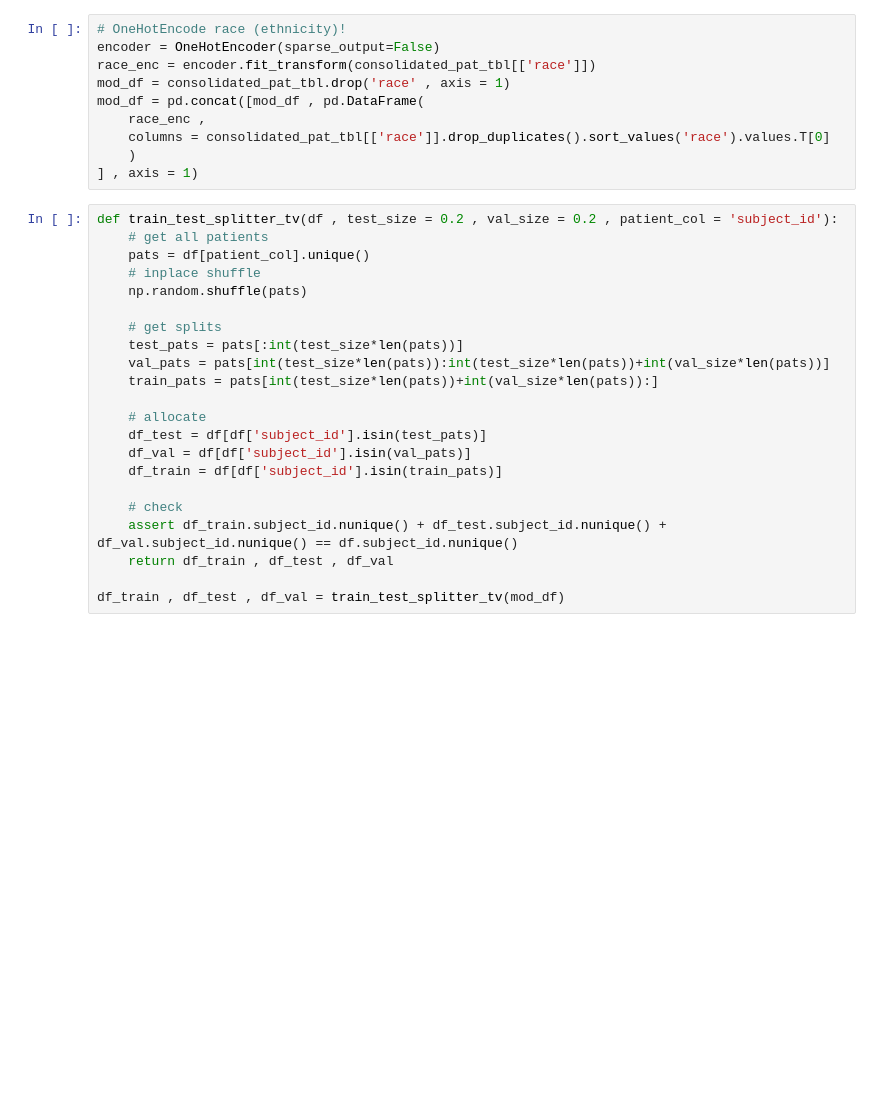
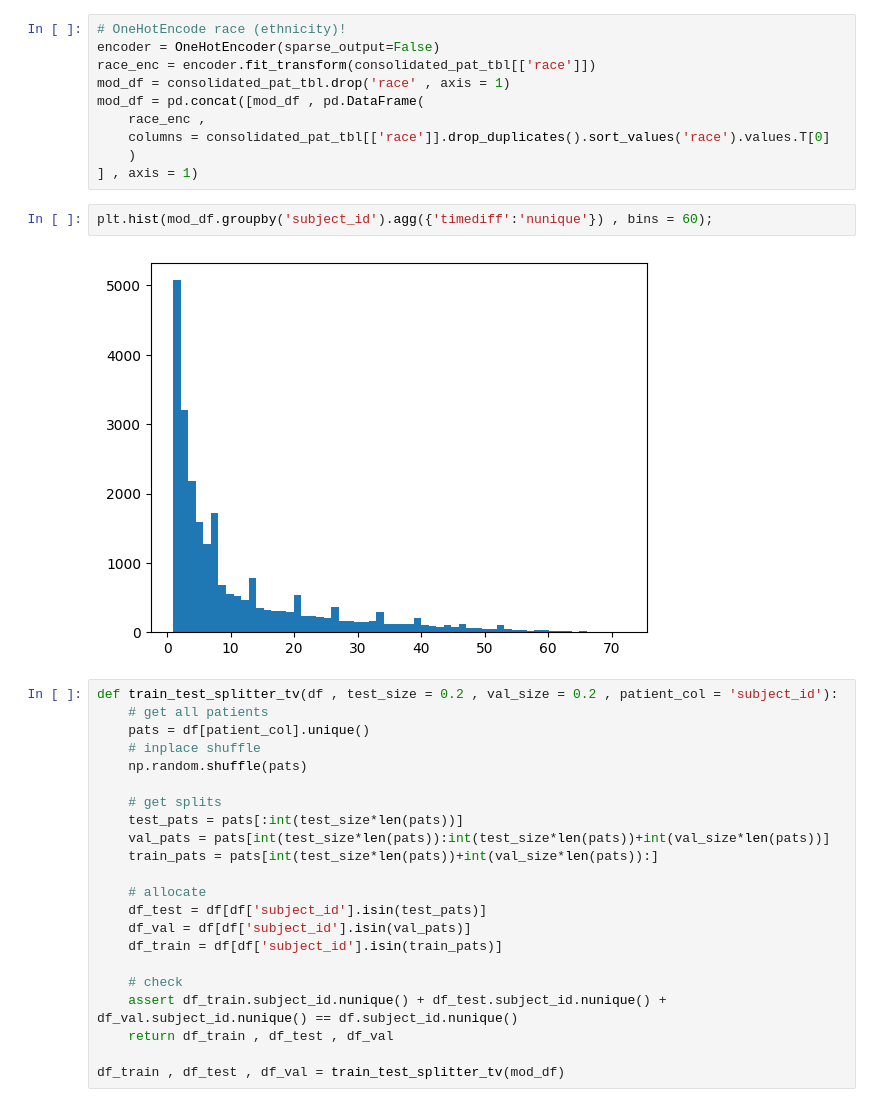
Before and after one commit to sourasen1011/UoE_Research_Project_2023, a Jupyter notebook: 05_preprocessing_emr_data/05_time_variant_format_std.ipynb, the cells around one changed output. Saved outputs shown, nothing was run; the diff lists cells and outputs as text; blank space fills up the shorter version.

```diff
--- a/05_preprocessing_emr_data/05_time_variant_format_std.ipynb
+++ b/05_preprocessing_emr_data/05_time_variant_format_std.ipynb
@@ -23,6 +23,10 @@ mod_df = pd.concat([mod_df , pd.DataFrame(
     columns = consolidated_pat_tbl[['race']].drop_duplicates().sort_values('race').values.T[0]
     )
 ] , axis = 1)
+# %%
+plt.hist(mod_df.groupby('subject_id').agg({'timediff':'nunique'}) , bins = 60);
+# %% [output]
+[figure, added]
 # %%
 def train_test_splitter_tv(df , test_size = 0.2 , val_size = 0.2 , patient_col = 'subject_id'):
     # get all patients
```
Also changed, not shown: parts of 9 cells of this notebook, 1 other file.
